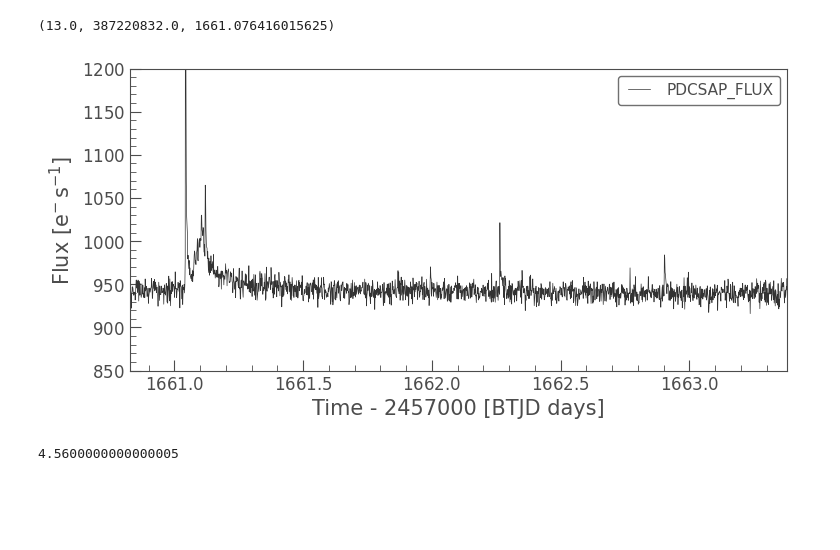
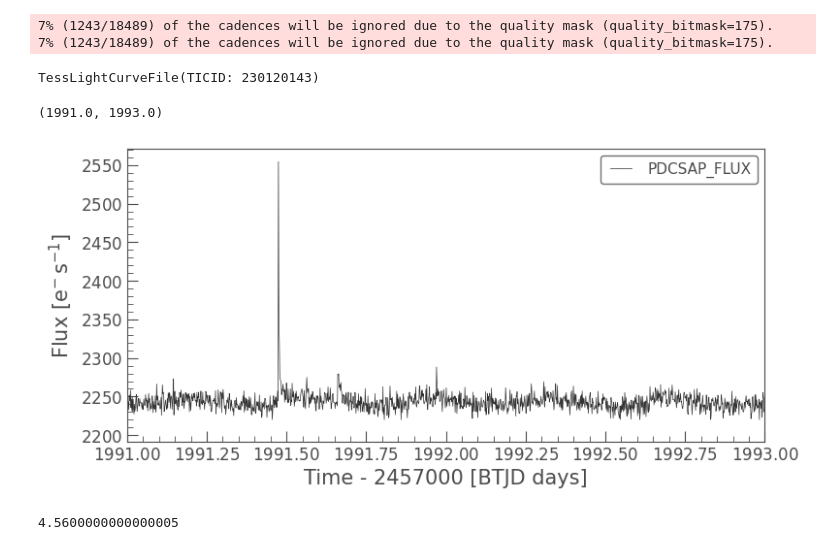
Before and after one commit to ekaterinailin/MalachiteMountains, a Jupyter notebook: analysis/notebooks/zz_Look_into_interesting_LCs_with_lightkurve_and_altaipony.ipynb, the cells around one changed output. Cells and saved outputs as stored; diff of their text form; code cells hidden in the pictures; blank space fills up the shorter version.

```diff
--- a/analysis/notebooks/zz_Look_into_interesting_LCs_with_lightkurve_and_altaipony.ipynb
+++ b/analysis/notebooks/zz_Look_into_interesting_LCs_with_lightkurve_and_altaipony.ipynb
@@ -28,9 +28,7 @@ df2 = df[df.REAL==2]
 # %%
 df2.to_csv("/home/ekaterina/Documents/001_science/TESS_UCD_flares/flare_tables/20201002_peculiar_flares.csv")
 # %%
-row = df2.iloc[35]
+row = df2.iloc[9]
 
-
-lcls = search_lightcurvefile(f"TIC {int(row.TIC)}", sector=int(row.CAMPAIGN), cadence="short")
-
-lclc = lcls.download()
+#lcls = search_lightcurvefile(f"TIC {int(row.TIC)}", sector=int(row.CAMPAIGN), cadence="short")
+lcls = search_lightcurvefile(f"TIC 230120143", cadence="short")
@@ -40,12 +52,22 @@ lclc = lcls.download()
+# %%
+lclc = lcls[10].download()
+# %% [output]
+7% (1243/18489) of the cadences will be ignored due to the quality mask (quality_bitmask=175).
+7% (1243/18489) of the cadences will be ignored due to the quality mask (quality_bitmask=175).
+# %%
+lclc
+# %% [output]
+TessLightCurveFile(TICID: 230120143)
 # %%
 lclc.plot("PDCSAP_FLUX")
 
-plt.xlim(row.TSTART-.25,row.TSTOP+2.25)
-plt.ylim(850,1200)
-row.CAMPAIGN, row.TIC, row.TSTART
+#plt.xlim(row.TSTART-.25,row.TSTOP+2.25)
+plt.xlim(1991,1993)
+# plt.ylim(790,900)
+#row.CAMPAIGN, row.TIC, row.TSTART
 # %% [output]
-(13.0, 387220832.0, 1661.076416015625)
+(1991.0, 1993.0)
-[figure, old version]
+[figure, new version]
 # %%
 lc = lclcs[2].get_lightcurve("PDCSAP_FLUX")
 flc = FlareLightCurve(time=lc.time, flux=lc.flux, flux_err=lc.flux_err)
```
Also changed, not shown: parts of 4 cells of this notebook, 1 other file.
